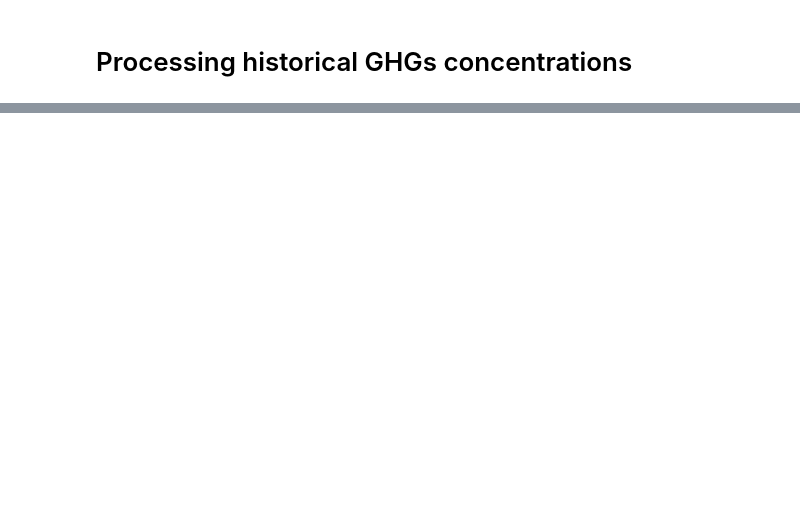
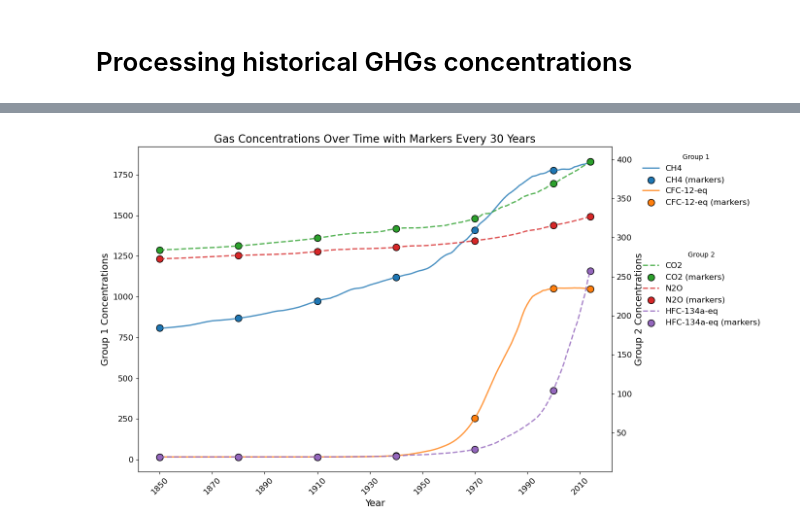
Before and after one commit to Climateyousheng/cmip7, a Jupyter notebook: scripts/read_hisGHGs_conc.ipynb, the cells around one changed output, grey strips where cells are left out. Saved outputs shown, nothing was run; the diff lists cells and outputs as text; code cells hidden in the pictures; blank space fills up the shorter version.

```diff
--- a/scripts/read_hisGHGs_conc.ipynb
+++ b/scripts/read_hisGHGs_conc.ipynb
@@ -42,0 +48,75 @@ v YEARS/GAS >         CO2          CH4         N2O   HFC-134a     HFC-23
+# %%
+import matplotlib.pyplot as plt
+
+# Define groups of gases
+group1 = ['CH4', 'CFC-12-eq']  # Group 1
+group2 = ['CO2', 'N2O', 'HFC-134a-eq']  # Group 2
+
+years = df_ann_glb.index  # X-axis (Years)
+data_group1 = df_ann_glb[group1]  # Data for group 1
+data_group2 = df_ann_glb[group2]  # Data for group 2
+
+# Define years to mark (every 30 years starting from 1850)
+marker_years = range(1850, int(years.max()) + 1, 30)
+
+# Create the plot
+fig, ax_main = plt.subplots(figsize=(14, 8))
+ax_group2 = ax_main.twinx()  # Create a secondary axis for group 2
+
+# Define colors for groups
+color_group1 = ['tab:blue', 'tab:orange']
+color_group2 = ['tab:green', 'tab:red', 'tab:purple']
+
+# Plot group 1 gases with markers
+for idx, var in enumerate(group1):
+    ax_main.plot(years, data_group1[var], linestyle='-', color=color_group1[idx], alpha=0.8, label=var, linewidth=2)
+    ax_main.scatter(
+        [y for y in marker_years if y in years],
+        data_group1.loc[[y for y in marker_years if y in years], var],
+        marker='o',
+        color=color_group1[idx],
+        s=100,  # Marker size
+        edgecolor='black',
+        label=f'{var} (markers)',
+    )
+    # Add a special circle for the year 2014
+    ax_main.scatter(2014, data_group1.loc[2014, var], marker='o', color=color_group1[idx], s=100, edgecolor='black',)
+
+# Plot group 2 gases with markers on secondary axis
+for idx, var in enumerate(group2):
+    ax_group2.plot(years, data_group2[var], linestyle='--', color=color_group2[idx], alpha=0.8, label=var, linewidth=2)
+    ax_group2.scatter(
+        [y for y in marker_years if y in years],
+        data_group2.loc[[y for y in marker_years if y in years], var],
+        marker='o',
+        color=color_group2[idx],
+        s=100,  # Marker size
+        edgecolor='black',
+        label=f'{var} (markers)',
+    )
+    # Add a special circle for the year 2014
+    ax_group2.scatter(2014, data_group2.loc[2014, var], marker='o', color=color_group2[idx], s=100, edgecolor='black',)
+
+# Labels and titles
+ax_main.set_ylabel("Group 1 Concentrations", fontsize=14)
+ax_group2.set_ylabel("Group 2 Concentrations", fontsize=14)
+ax_main.set_xlabel("Year", fontsize=14)
+ax_main.set_title("Gas Concentrations Over Time with Markers Every 30 Years", fontsize=16)
+
+# Customize x-axis ticks
+ax_main.set_xticks(range(int(years.min()), int(years.max()) + 1, 20))  # Tick every 20 years
+ax_main.tick_params(axis='x', rotation=45, labelsize=12)
+ax_main.tick_params(axis='y', labelsize=12)
+ax_group2.tick_params(axis='y', labelsize=12)
+
+# Legends
+ax_main.legend(loc='upper left', bbox_to_anchor=(1.05, 1), fontsize=12, title="Group 1", frameon=False)
+ax_group2.legend(loc='upper left', bbox_to_anchor=(1.05, 0.7), fontsize=12, title="Group 2", frameon=False)
+
+# Adjust layout to prevent clipping of labels
+plt.tight_layout()
+
+# Show the plot
+plt.show()
+# %% [output]
+[figure, added]
```
Also changed, not shown: parts of 3 cells of this notebook, 2 other files.
